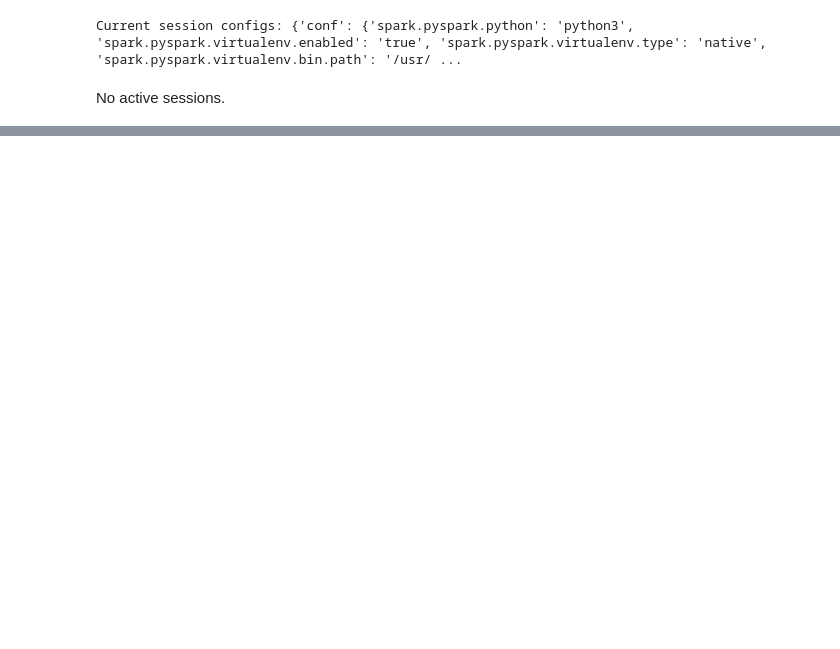
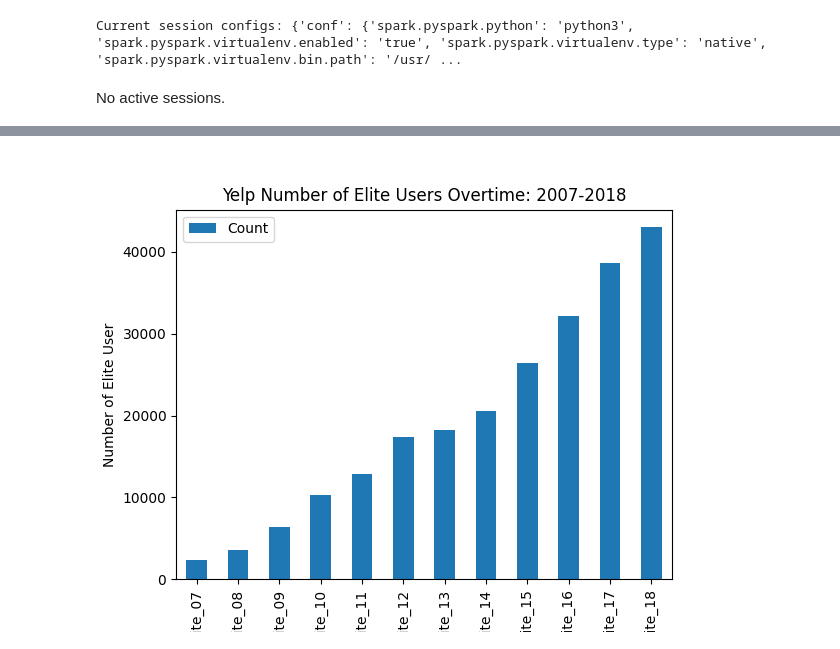
Before and after one commit to Charlotte-01/STA9760_Project2_Yelp_Data_Analysis, a Jupyter notebook: Analysis.ipynb, the cells around one changed output, grey strips where cells are left out. Cells and saved outputs as stored; diff of their text form; code cells hidden in the pictures; blank space fills up the shorter version.

```diff
--- a/Analysis.ipynb
+++ b/Analysis.ipynb
@@ -80,0 +506,2 @@ Successfully installed cycler-0.10.0 kiwisolver-1.2.0 matplotlib-3.2.1 pyparsing
+# %%
+user=spark.read.json('s3://sta9760-data/yelp_academic_dataset_user.json')
@@ -80,0 +651,22 @@ Successfully installed cycler-0.10.0 kiwisolver-1.2.0 matplotlib-3.2.1 pyparsing
+# %%
+sqldf = spark.sql(
+'''
+SELECT
+SUM((CASE WHEN elite LIKE '%2007%' THEN 1 ELSE 0 END)) as Elite_07,
+SUM((CASE WHEN elite LIKE '%2008%' THEN 1 ELSE 0 END)) as Elite_08,
+SUM((CASE WHEN elite LIKE '%2009%' THEN 1 ELSE 0 END)) as Elite_09,
+SUM((CASE WHEN elite LIKE '%2010%' THEN 1 ELSE 0 END)) as Elite_10,
+SUM((CASE WHEN elite LIKE '%2011%' THEN 1 ELSE 0 END)) as Elite_11,
+SUM((CASE WHEN elite LIKE '%2012%' THEN 1 ELSE 0 END)) as Elite_12,
+SUM((CASE WHEN elite LIKE '%2013%' THEN 1 ELSE 0 END)) as Elite_13,
+SUM((CASE WHEN elite LIKE '%2014%' THEN 1 ELSE 0 END)) as Elite_14,
+SUM((CASE WHEN elite like '%2015%' THEN 1 ELSE 0 END)) AS elite_15,
+SUM((CASE WHEN elite like '%2016%' THEN 1 ELSE 0 END)) AS elite_16,
+SUM((CASE WHEN elite like '%2017%' THEN 1 ELSE 0 END)) AS elite_17,
+SUM((CASE WHEN elite like '%2018%' THEN 1 ELSE 0 END)) AS elite_18
+
+FROM user
+'''
+)
+
+sqldf.show()
@@ -80,0 +680,9 @@ Successfully installed cycler-0.10.0 kiwisolver-1.2.0 matplotlib-3.2.1 pyparsing
+# %%
+Number_of_Elite=sqldf.toPandas().transpose()
+Number_of_Elite.columns = ['Count']
+Number_of_Elite.plot(kind='bar')
+plt.xlabel('Year')
+plt.ylabel('Number of Elite User')
+plt.title('Yelp Number of Elite Users Overtime: 2007-2018')
+%matplot plt
+# %% [output]
@@ -80,0 +690 @@ Successfully installed cycler-0.10.0 kiwisolver-1.2.0 matplotlib-3.2.1 pyparsing
+[figure, added]
```
Also changed, not shown: parts of 63 cells of this notebook, 1 other file.
